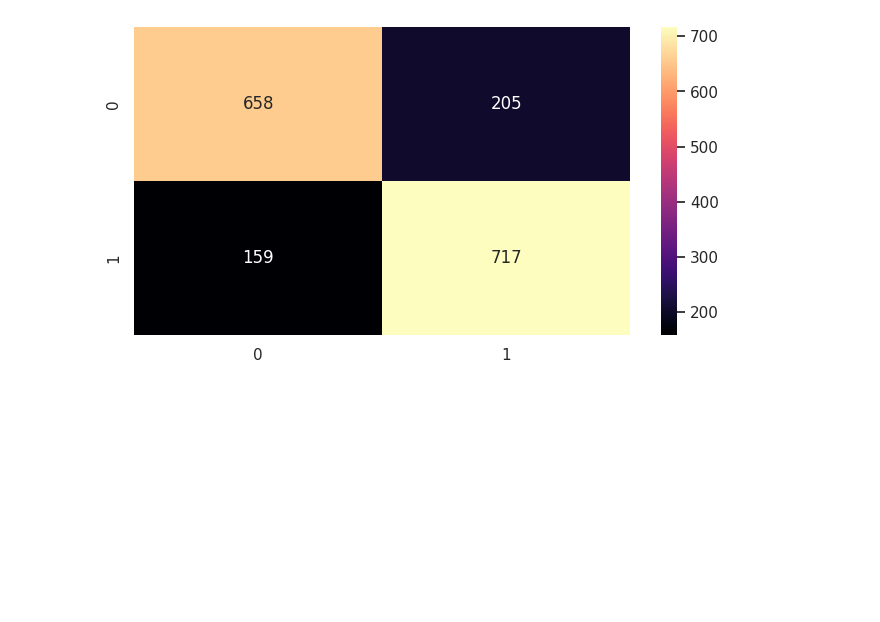
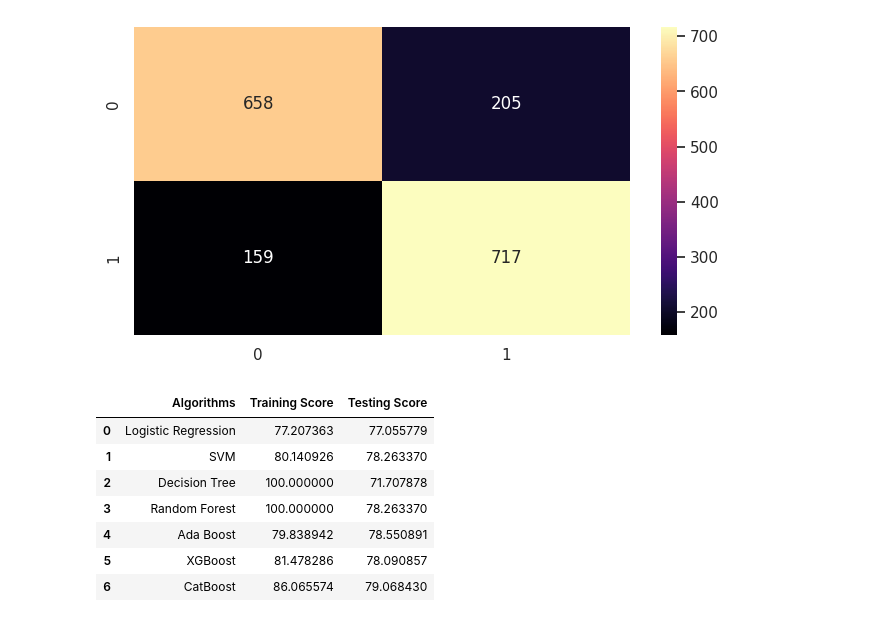
Before and after one commit to 7PAM2015-0509-2023-Team-8/Kaggle-Challenge, a Jupyter notebook: Kaggle_Challenge.ipynb, the cells around one changed output. Drawn from its saved outputs; the diff is of its cells as text; code cells hidden in the pictures; blank space fills up the shorter version.

```diff
--- a/Kaggle_Challenge.ipynb
+++ b/Kaggle_Challenge.ipynb
@@ -900,3 +900,18 @@ training_score = [77.2073626689675, 80.14092608570607, 100.0, 100.0,
                   79.83894161633593, 81.47828587863101, 86.0655737704918]
 testing_score = [77.05577918343876, 78.26336975273146, 71.70787809085681,  78.26336975273146,
                  78.55089131684876, 78.09085681426107, 79.06843013225992]
+# %%
+df = pd.DataFrame({"Algorithms":models,
+                   "Training Score":training_score,
+                   "Testing Score":testing_score})
+
+df
+# %% [output]
+|  | Algorithms | Training Score | Testing Score |
+| 0 | Logistic Regression | 77.207363 | 77.055779 |
+| 1 | SVM | 80.140926 | 78.263370 |
+| 2 | Decision Tree | 100.000000 | 71.707878 |
+| 3 | Random Forest | 100.000000 | 78.263370 |
+| 4 | Ada Boost | 79.838942 | 78.550891 |
+| 5 | XGBoost | 81.478286 | 78.090857 |
+| 6 | CatBoost | 86.065574 | 79.068430 |
```
